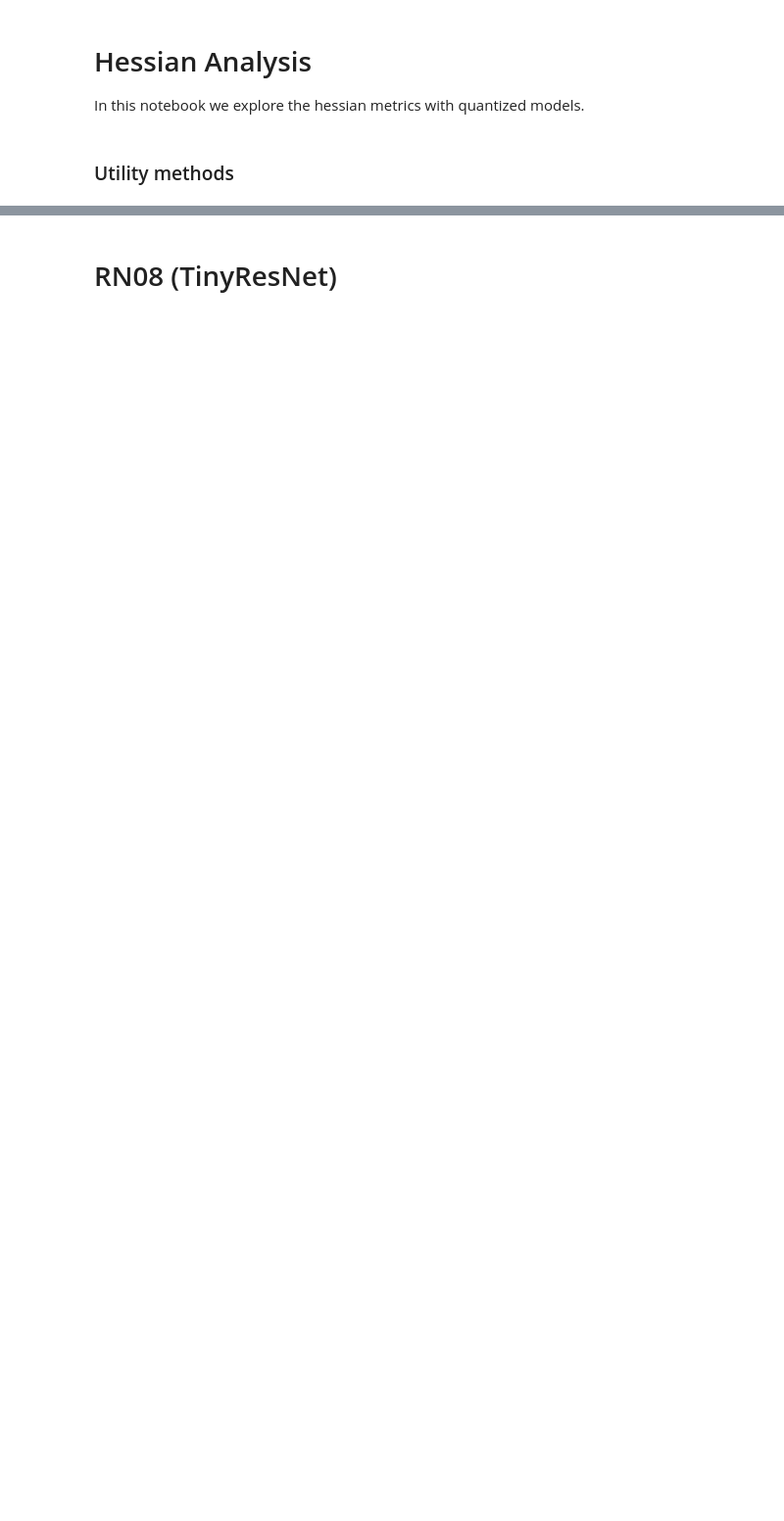
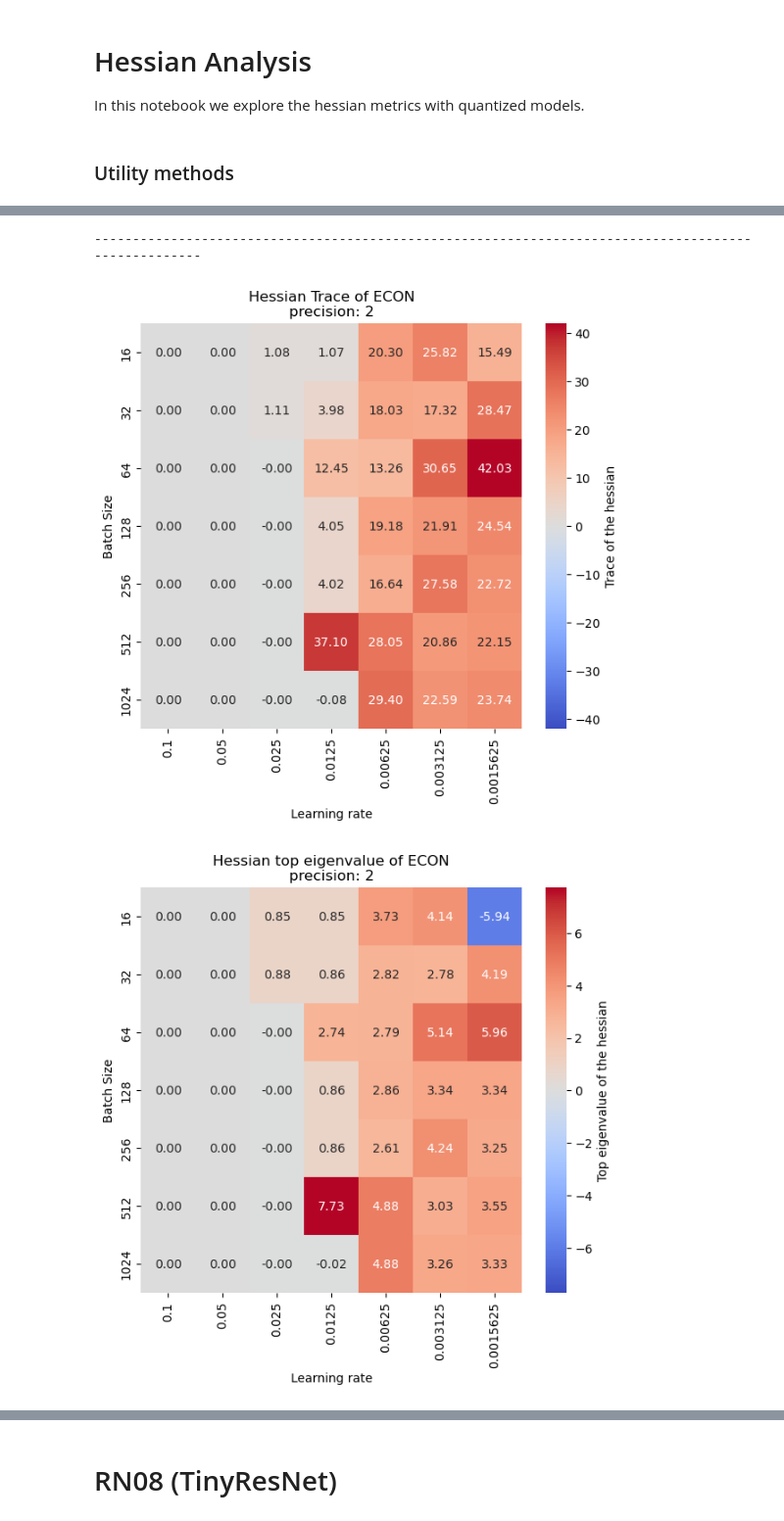
Before and after one commit to Vis4SciML/loss_landscape_taxonomy, a Jupyter notebook: workspace/notebooks/hessian_analysis.ipynb, the cells around one changed output, grey strips where cells are left out. Shown at 98% size. Saved outputs shown, nothing was run; the diff lists cells and outputs as text; code cells hidden in the pictures; blank space fills up the shorter version.

```diff
--- a/workspace/notebooks/hessian_analysis.ipynb
+++ b/workspace/notebooks/hessian_analysis.ipynb
@@ -65,0 +83,64 @@ def plot_2d_heatmap(values,
+# %%
+hessian_distribution = []
+for p in precisions:
+    trace_matrix = np.zeros((len(batch_sizes), len(learning_rates)))
+    eigen_matrix = np.zeros((len(batch_sizes), len(learning_rates)))
+    for x, bs in enumerate(batch_sizes):
+        for y, lr in enumerate(learning_rates):
+            model, emd = econ.load_model(DATA_PATH, bs, lr, p, size)
+            path = os.path.join(DATA_PATH, f'bs{bs}_lr{lr}/ECON_{p}b/{size}/')
+            hessian = Hessian(model, dataloader)
+
+            trace = 0
+            eigen_value = 0
+
+            for i in range(1, 4):
+                hessian.name = f"hessian_{i}"
+                trace = []
+                eigen_value = []
+                if hessian.load_from_file(path):
+                    trace.append(sum(hessian.results['trace']))
+                    eigen_value.append(hessian.results['eigenvalues'][0])
+
+
+            trace_matrix[x, y] = mean(trace)
+            eigen_matrix[x, y] = mean(eigen_value)
+
+            hessian_distribution.append({
+                'precision': p,
+                'trace': mean(trace),
+                'eigenvalue': mean(eigen_value),
+                'emd': emd,
+                'batch_size': str(bs),
+                'learning_rate': str(lr),
+            })
+
+    trace_matrix = pd.DataFrame(trace_matrix,
+                                index=batch_sizes,
+                                columns=learning_rates)
+    eigen_matrix = pd.DataFrame(eigen_matrix,
+                                index=batch_sizes,
+                                columns=learning_rates)
+
+    print('-'*100)
+
+    plot_2d_heatmap(np.cbrt(trace_matrix),
+                    f'Hessian Trace of ECON\nprecision: {p}',
+                    (-np.cbrt(trace_matrix.max().max()), np.cbrt(trace_matrix.max().max())),
+                    'Learning rate',
+                    'Batch Size',
+                    'Trace of the hessian',
+                    cmap='coolwarm')
+
+
+    plot_2d_heatmap(np.cbrt(eigen_matrix),
+                    f'Hessian top eigenvalue of ECON\nprecision: {p}',
+                    (-np.cbrt(eigen_matrix.max().max()), np.cbrt(eigen_matrix.max().max())),
+                    'Learning rate',
+                    'Batch Size',
+                    'Top eigenvalue of the hessian',
+                    cmap='coolwarm')
+# %% [output]
+----------------------------------------------------------------------------------------------------
+[figure, added]
+[figure, added]
```
Also changed, not shown: parts of 11 cells of this notebook, 4 other files.
